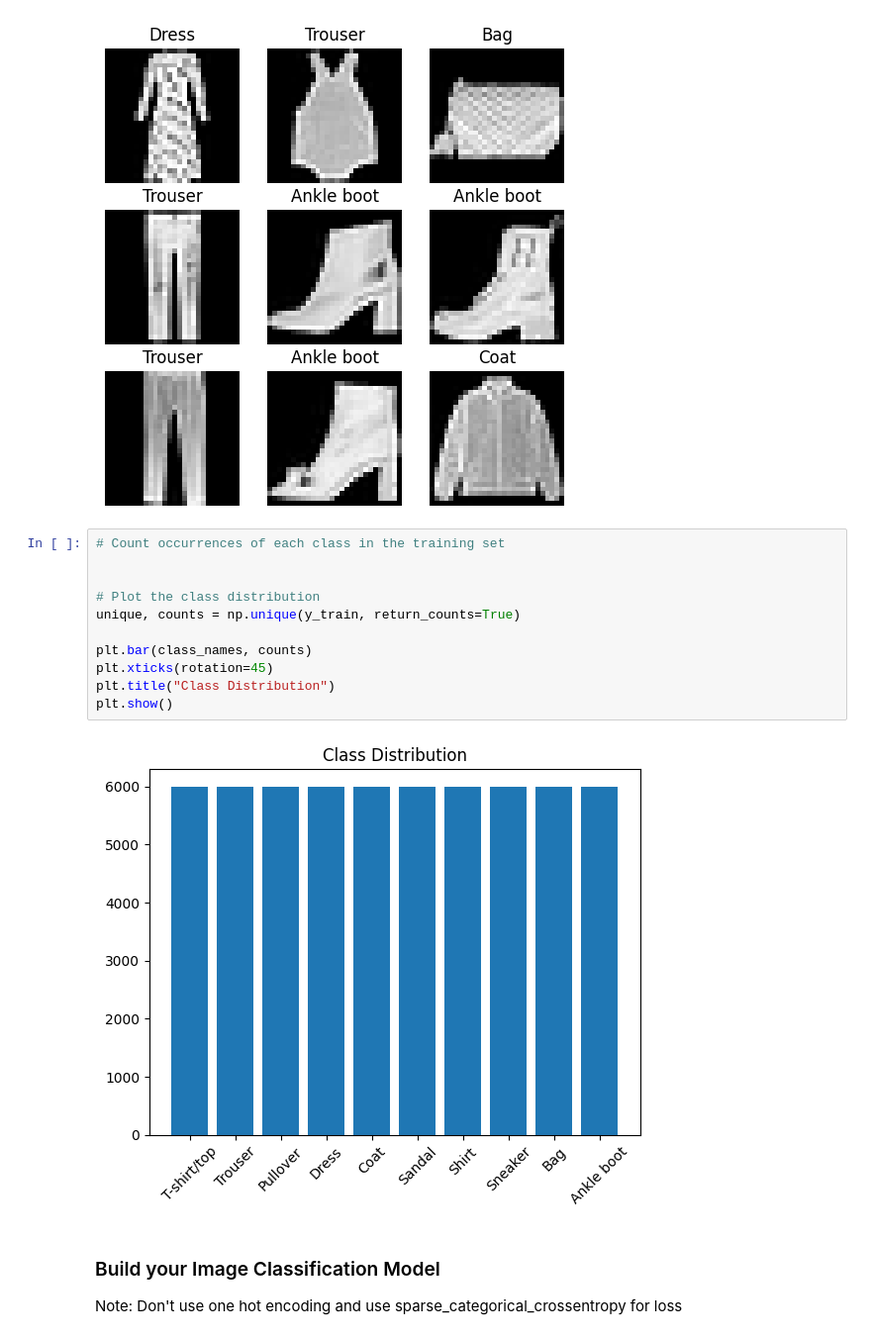
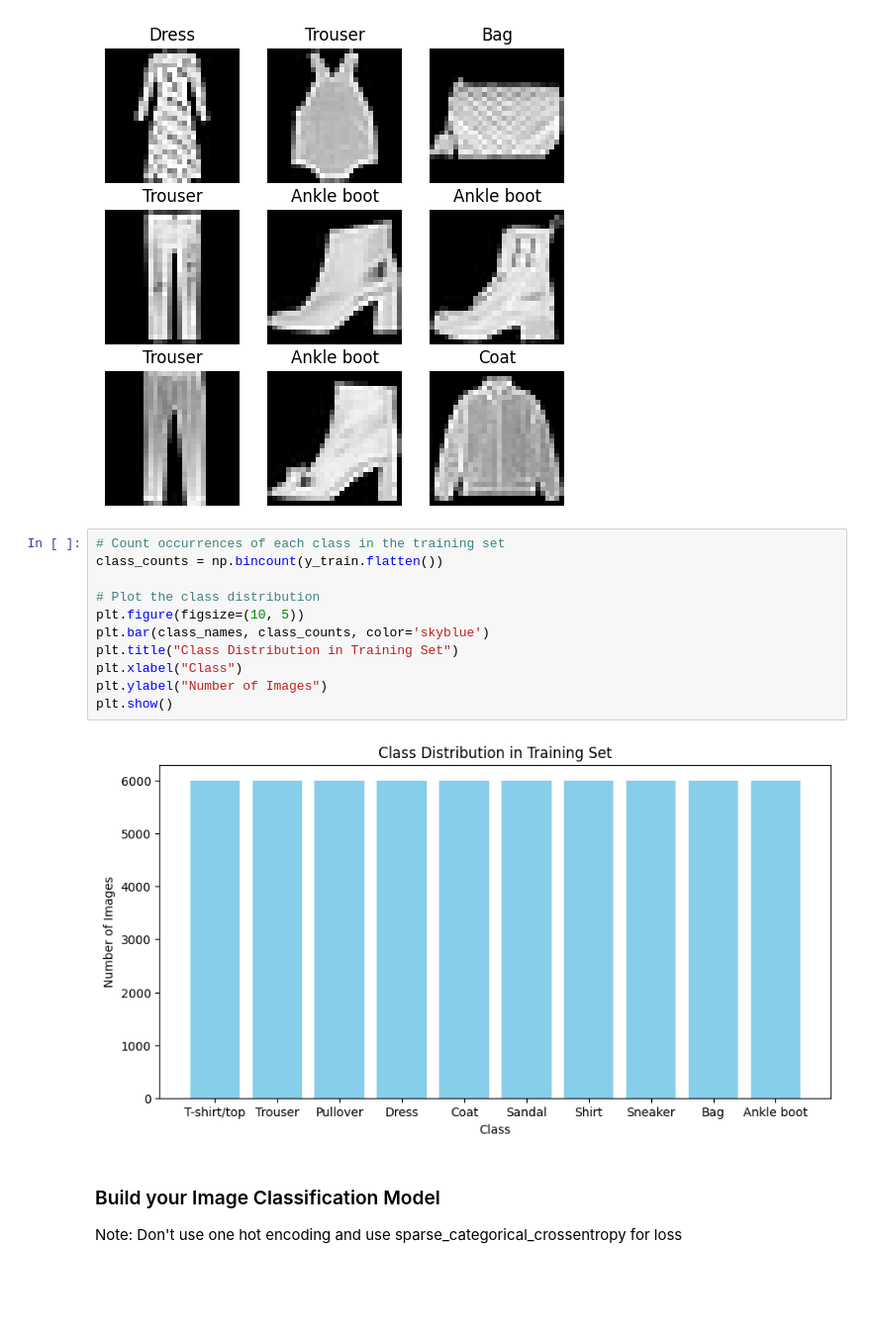
Before and after one commit to ShougAlmoaibed/arti560-computer-vision-labs, a Jupyter notebook: lab01-image-classification-cnn/lab01-image-classification-cnn-exercise.ipynb, the cells around one changed output. Shown at 99% size. Drawn from its saved outputs; the diff is of its cells as text; blank space fills up the shorter version.

```diff
--- a/lab01-image-classification-cnn/lab01-image-classification-cnn-exercise.ipynb
+++ b/lab01-image-classification-cnn/lab01-image-classification-cnn-exercise.ipynb
@@ -59,19 +59,19 @@ for i in range(9):
 plt.show()
 # %% [output]
 [figure]
-# %%
-# Count occurrences of each class in the training set
-
-
-# Plot the class distribution
-unique, counts = np.unique(y_train, return_counts=True)
-
-plt.bar(class_names, counts)
-plt.xticks(rotation=45)
-plt.title("Class Distribution")
-plt.show()
-# %% [output]
-[figure, removed]
+# %%
+# Count occurrences of each class in the training set
+class_counts = np.bincount(y_train.flatten())
+
+# Plot the class distribution
+plt.figure(figsize=(10, 5))
+plt.bar(class_names, class_counts, color='skyblue')
+plt.title("Class Distribution in Training Set")
+plt.xlabel("Class")
+plt.ylabel("Number of Images")
+plt.show()
+# %% [output]
+[figure, added]
 # %% [markdown]
 ### Build your Image Classification Model
 Note: Don't use one hot encoding and use sparse_categorical_crossentropy for loss
```
Also changed, not shown: parts of 2 cells of this notebook.
